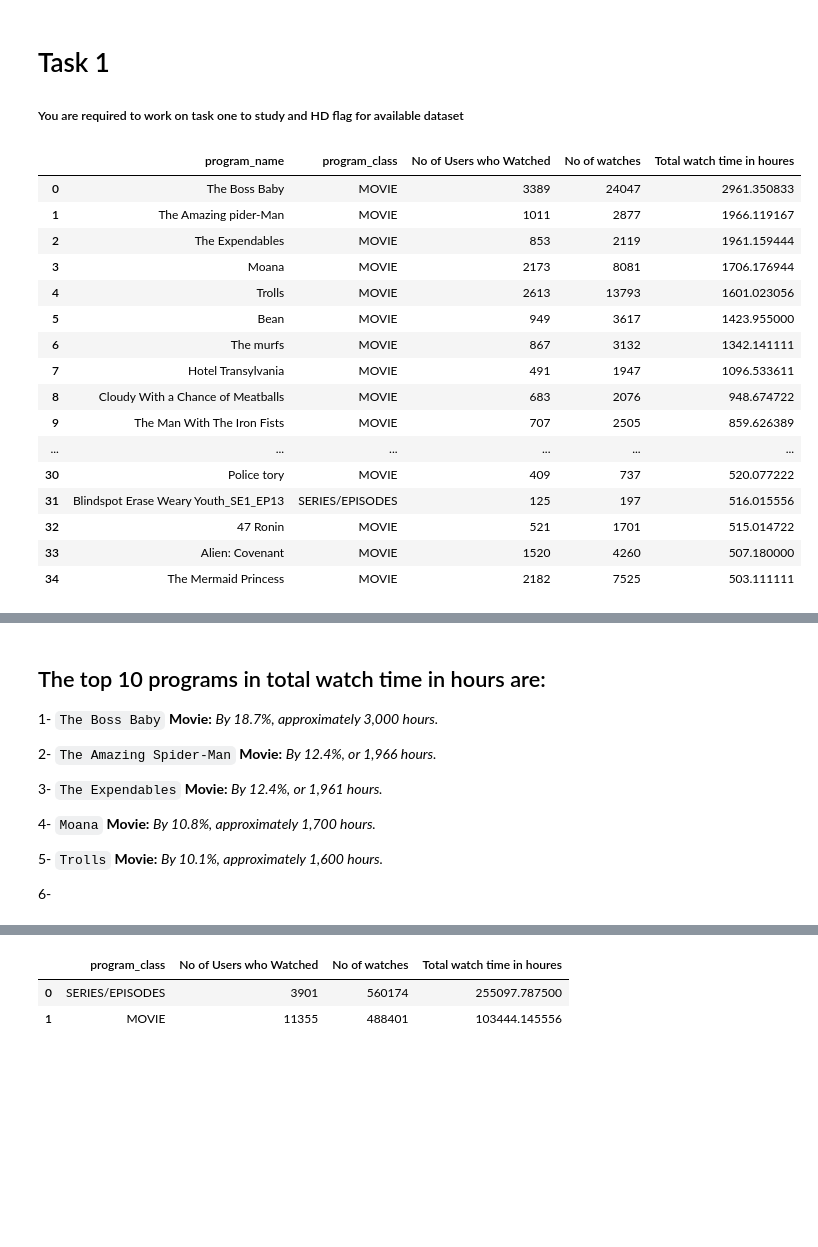
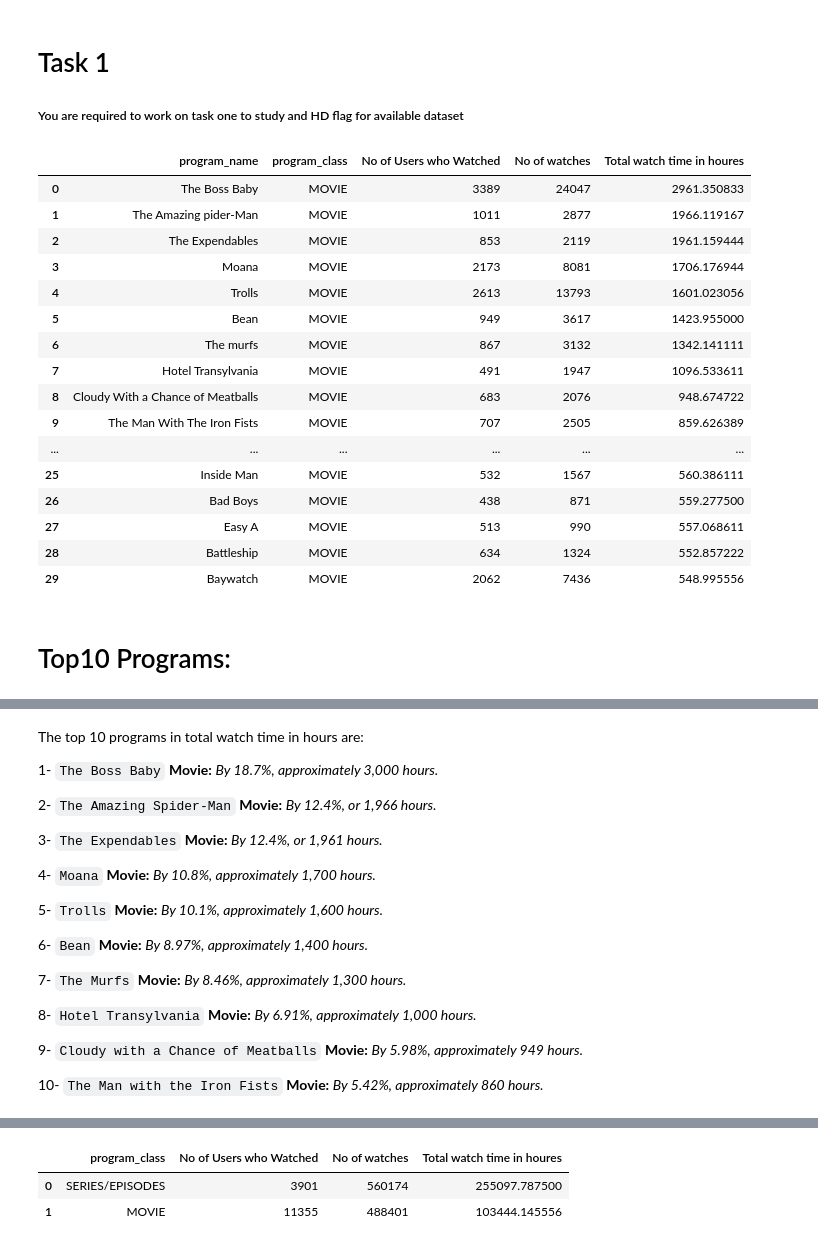
Before and after one commit to TMQ5/My_Projects, a Jupyter notebook: stc_TV_T1.ipynb, the cells around one changed output, grey strips where cells are left out. Cells and saved outputs as stored; diff of their text form; code cells hidden in the pictures; blank space fills up the shorter version.

```diff
--- a/stc_TV_T1.ipynb
+++ b/stc_TV_T1.ipynb
@@ -192,25 +192,27 @@ grouped = grouped.drop(columns=['Total watch time in seconds'])
 grouped = grouped.sort_values(by=['Total watch time in houres', 'No of watches','No of Users who Watched'], ascending=False).reset_index(drop=True)
 # %%
 # show the result
-grouped.head(35)
+grouped.head(30)
 # %% [output]
 |  | program_name | program_class | No of Users who Watched | No of watches | Total watch time in houres |
 | 0 | The Boss Baby | MOVIE | 3389 | 24047 | 2961.350833 |
 | 1 | The Amazing pider-Man | MOVIE | 1011 | 2877 | 1966.119167 |
 | 2 | The Expendables | MOVIE | 853 | 2119 | 1961.159444 |
 | 3 | Moana | MOVIE | 2173 | 8081 | 1706.176944 |
 | 4 | Trolls | MOVIE | 2613 | 13793 | 1601.023056 |
 | 5 | Bean | MOVIE | 949 | 3617 | 1423.955000 |
 | 6 | The murfs | MOVIE | 867 | 3132 | 1342.141111 |
 | 7 | Hotel Transylvania | MOVIE | 491 | 1947 | 1096.533611 |
 | 8 | Cloudy With a Chance of Meatballs | MOVIE | 683 | 2076 | 948.674722 |
 | 9 | The Man With The Iron Fists | MOVIE | 707 | 2505 | 859.626389 |
 | ... | ... | ... | ... | ... | ... |
-| 30 | Police tory | MOVIE | 409 | 737 | 520.077222 |
-| 31 | Blindspot Erase Weary Youth_SE1_EP13 | SERIES/EPISODES | 125 | 197 | 516.015556 |
-| 32 | 47 Ronin | MOVIE | 521 | 1701 | 515.014722 |
-| 33 | Alien: Covenant | MOVIE | 1520 | 4260 | 507.180000 |
-| 34 | The Mermaid Princess | MOVIE | 2182 | 7525 | 503.111111 |
+| 25 | Inside Man | MOVIE | 532 | 1567 | 560.386111 |
+| 26 | Bad Boys | MOVIE | 438 | 871 | 559.277500 |
+| 27 | Easy A | MOVIE | 513 | 990 | 557.068611 |
+| 28 | Battleship | MOVIE | 634 | 1324 | 552.857222 |
+| 29 | Baywatch | MOVIE | 2062 | 7436 | 548.995556 |
+# %% [markdown]
+# Top10 Programs:
 # %%
 # we import Visualization libraries
 # you can ignore and use any other graphing libraries
@@ -227,7 +229,7 @@ fig.show()
 # %% [output]
 [interactive output not drawn]
 # %% [markdown]
-## The top 10 programs in total watch time in hours are:
+The top 10 programs in total watch time in hours are:
 
 1- `The Boss Baby` **Movie:** *By 18.7%, approximately 3,000 hours.*
 
@@ -239,4 +241,12 @@ fig.show()
 
 5- `Trolls` **Movie:** *By 10.1%, approximately 1,600 hours.*
 
-6-
+6- `Bean` **Movie:** *By 8.97%, approximately 1,400 hours.*
+
+7- `The Murfs` **Movie:** *By 8.46%, approximately 1,300 hours.*
+
+8- `Hotel Transylvania` **Movie:** *By 6.91%, approximately 1,000 hours.*
+
+9- `Cloudy with a Chance of Meatballs` **Movie:** *By 5.98%, approximately 949 hours.*
+
+10- `The Man with the Iron Fists` **Movie:** *By 5.42%, approximately 860 hours.*
```
Also changed, not shown: parts of 29 cells of this notebook.
